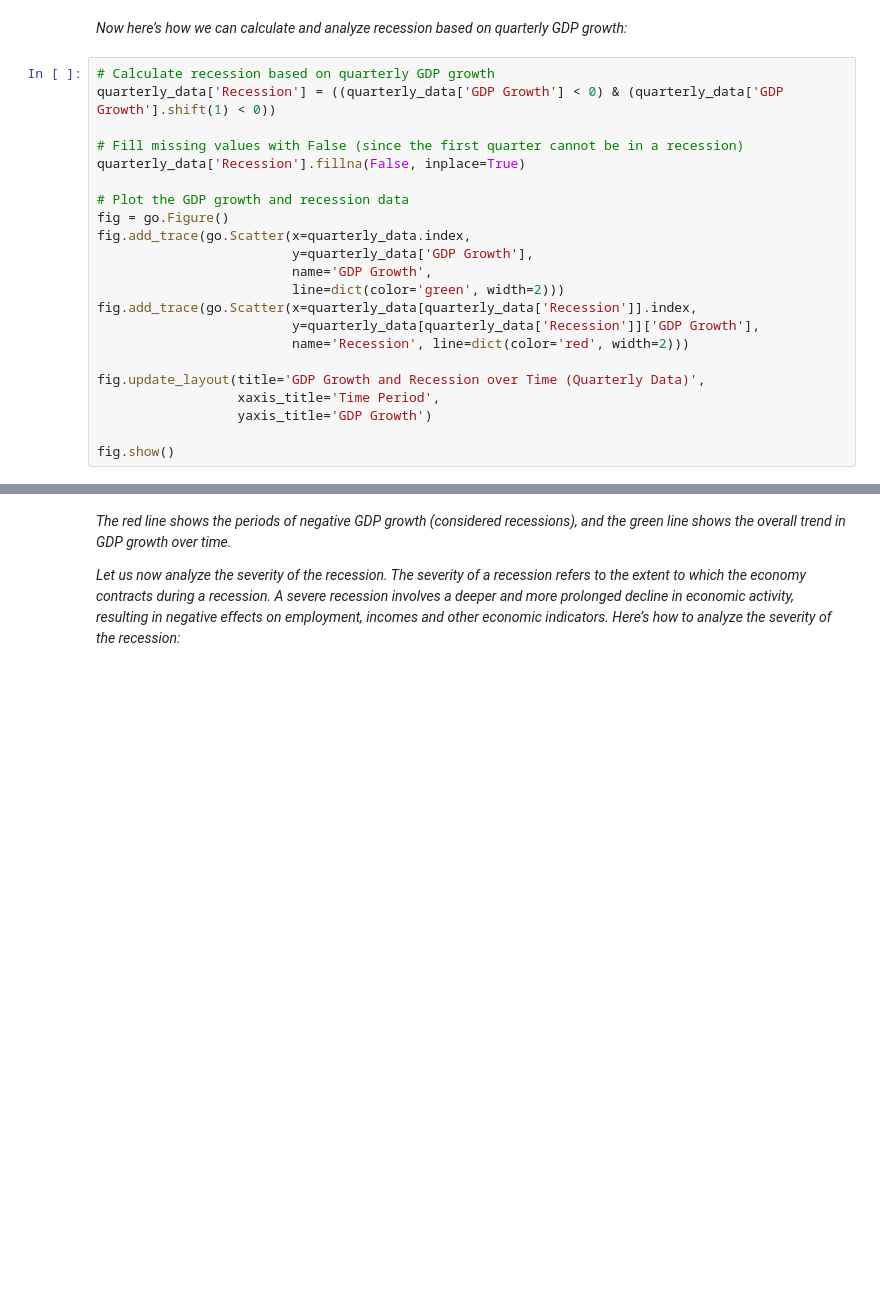
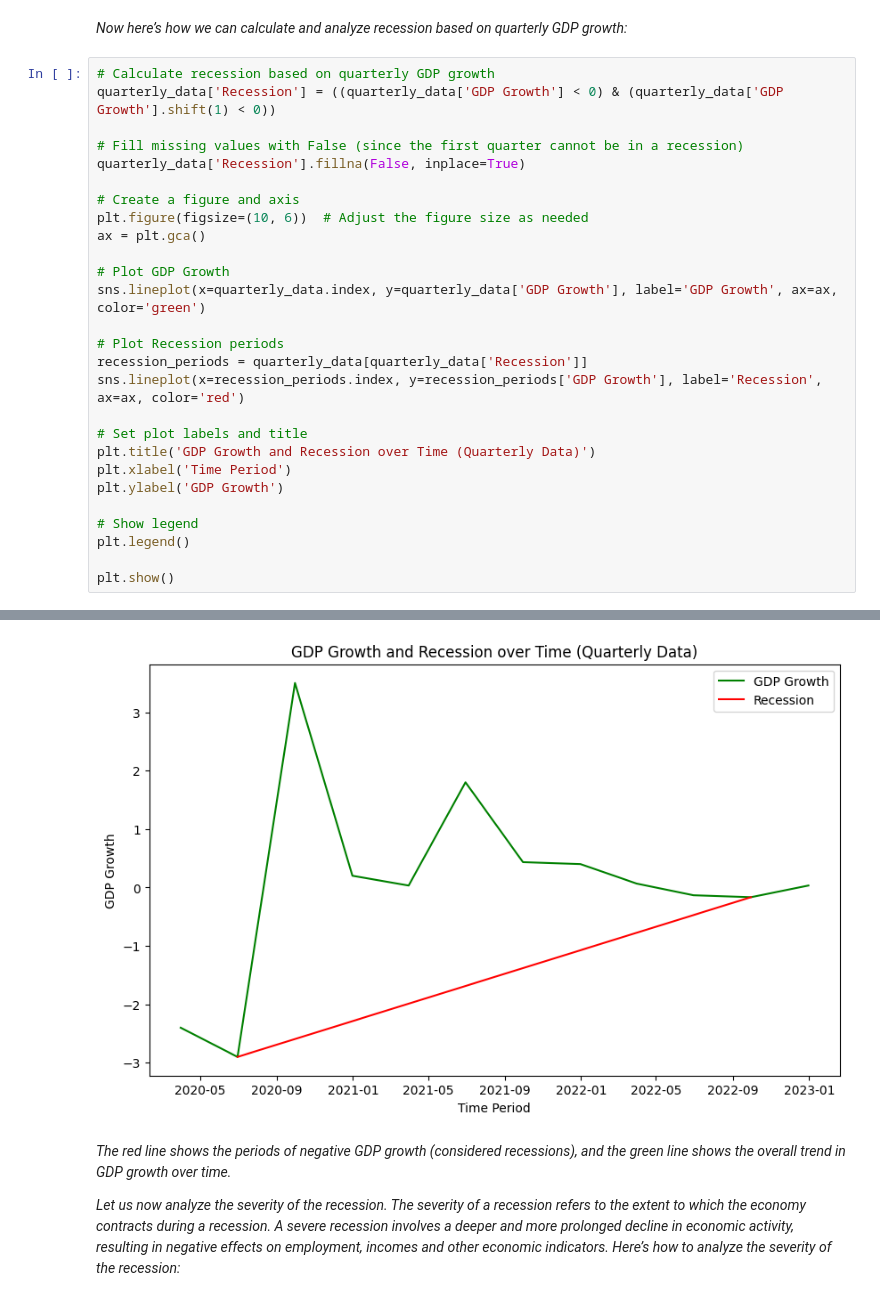
Before and after one commit to AvinashGadpayle/Recession-Analysis-using-Python, a Jupyter notebook: Recession_Analysis_using_Python.ipynb, the cells around one changed output, grey strips where cells are left out. Cells and saved outputs as stored; diff of their text form; blank space fills up the shorter version.

```diff
--- a/Recession_Analysis_using_Python.ipynb
+++ b/Recession_Analysis_using_Python.ipynb
@@ -60,19 +59,24 @@ quarterly_data['Recession'] = ((quarterly_data['GDP Growth'] < 0) & (quarterly_d
 # Fill missing values with False (since the first quarter cannot be in a recession)
 quarterly_data['Recession'].fillna(False, inplace=True)
 
-# Plot the GDP growth and recession data
-fig = go.Figure()
-fig.add_trace(go.Scatter(x=quarterly_data.index,
-                         y=quarterly_data['GDP Growth'],
-                         name='GDP Growth',
-                         line=dict(color='green', width=2)))
-fig.add_trace(go.Scatter(x=quarterly_data[quarterly_data['Recession']].index,
-                         y=quarterly_data[quarterly_data['Recession']]['GDP Growth'],
-                         name='Recession', line=dict(color='red', width=2)))
+# Create a figure and axis
+plt.figure(figsize=(10, 6))  # Adjust the figure size as needed
+ax = plt.gca()
 
-fig.update_layout(title='GDP Growth and Recession over Time (Quarterly Data)',
-                  xaxis_title='Time Period',
-                  yaxis_title='GDP Growth')
+# Plot GDP Growth
+sns.lineplot(x=quarterly_data.index, y=quarterly_data['GDP Growth'], label='GDP Growth', ax=ax, color='green')
 
-fig.show()
+# Plot Recession periods
+recession_periods = quarterly_data[quarterly_data['Recession']]
+sns.lineplot(x=recession_periods.index, y=recession_periods['GDP Growth'], label='Recession', ax=ax, color='red')
+
+# Set plot labels and title
+plt.title('GDP Growth and Recession over Time (Quarterly Data)')
+plt.xlabel('Time Period')
+plt.ylabel('GDP Growth')
+
+# Show legend
+plt.legend()
+
+plt.show()
 # %% [output]
@@ -80,3 +83,4 @@ fig.show()
+[figure, added]
 # %% [markdown]
 *The red line shows the periods of negative GDP growth (considered recessions), and the green line shows the overall trend in GDP growth over time.*
 
```
Also changed, not shown: parts of 6 cells of this notebook.
